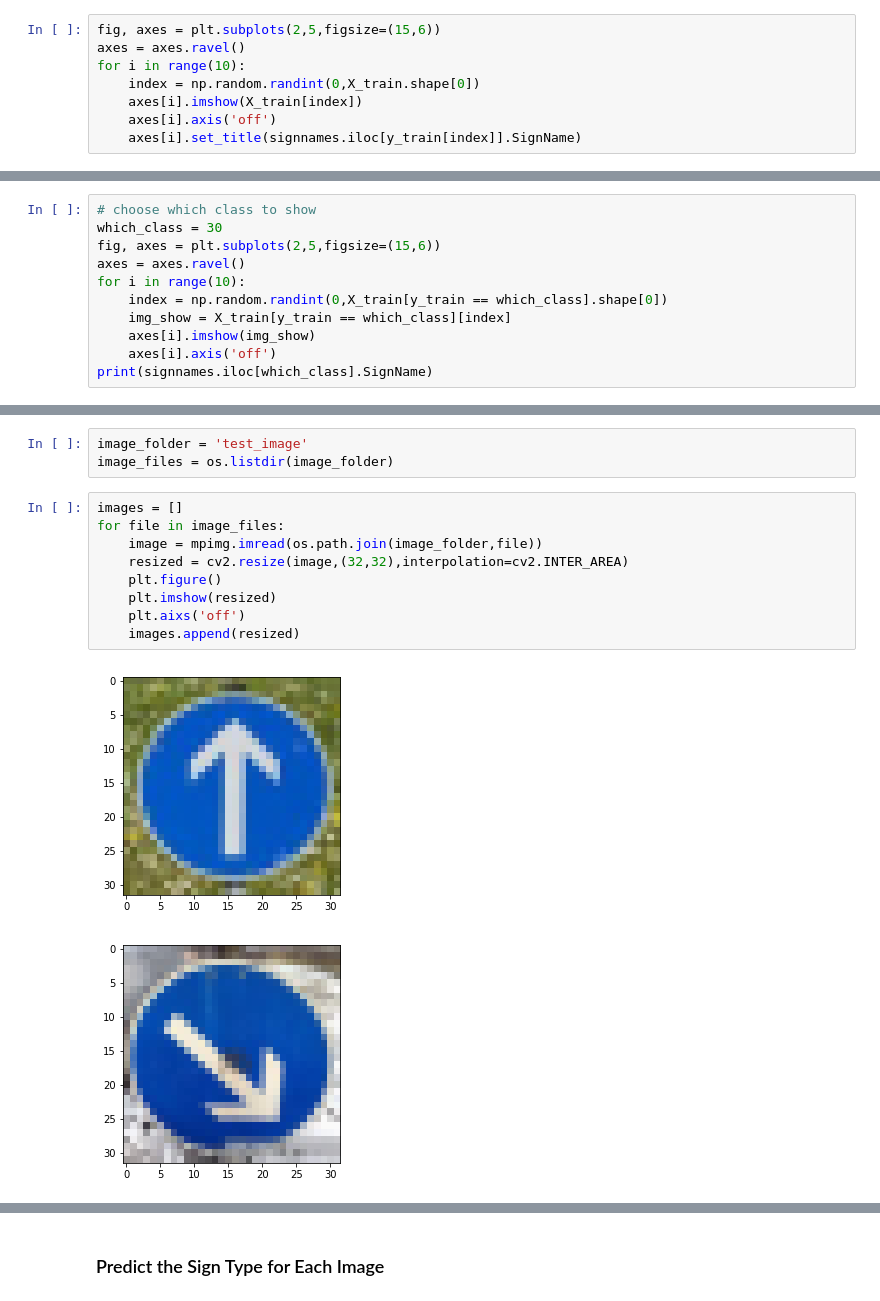
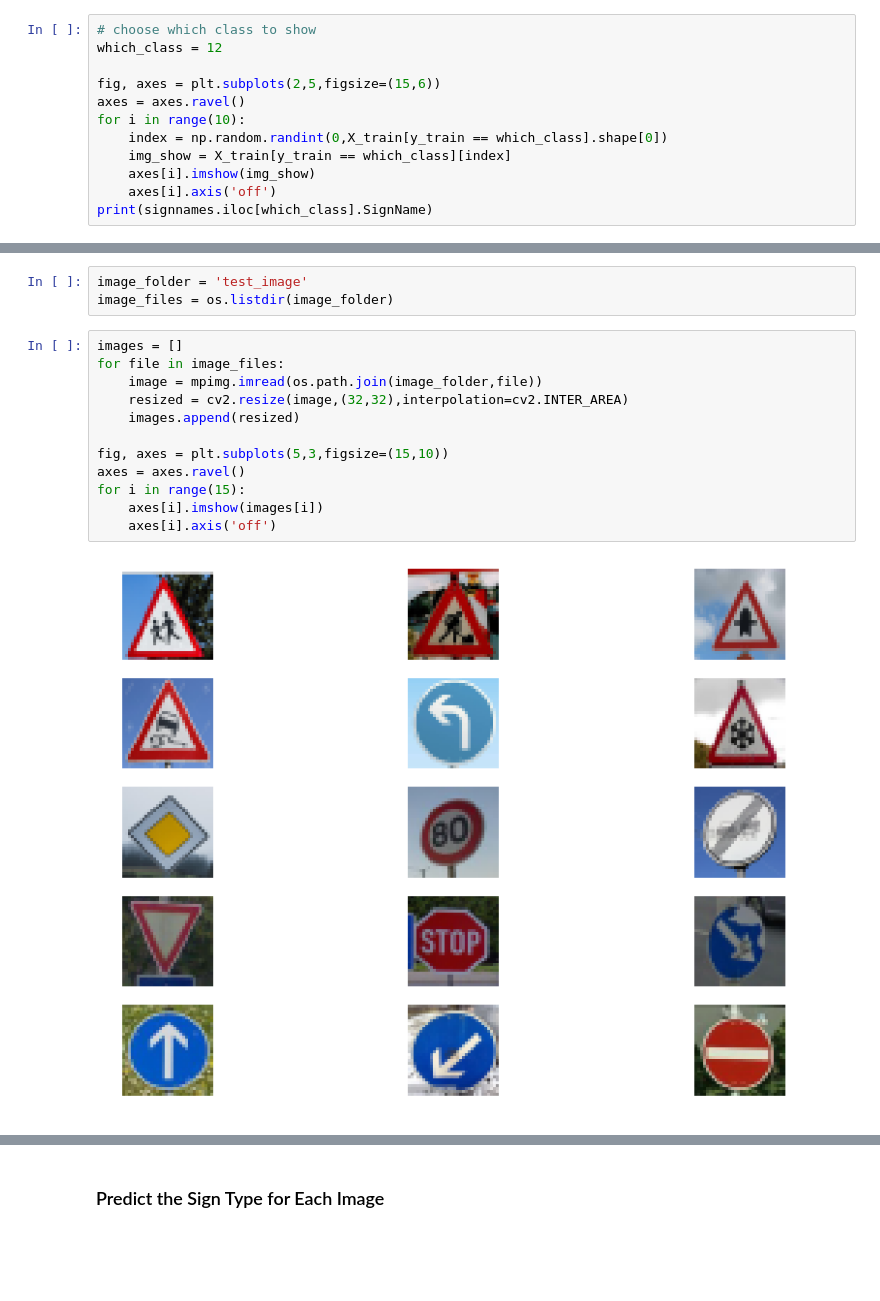
Before and after one commit to LFElodie/CarND-Traffic-Sign-Classifier-Project, a Jupyter notebook: Traffic_Sign_Classifier.ipynb, the cells around one changed output, grey strips where cells are left out. Cells and saved outputs as stored; diff of their text form; blank space fills up the shorter version.

Commit message:
Tune hyper-parameters and add 15 images to test.

```diff
--- a/Traffic_Sign_Classifier.ipynb
+++ b/Traffic_Sign_Classifier.ipynb
@@ -127,9 +147,13 @@ Show image from train set by random choice
 # %%
+# choose which class to show
+which_class = 12
+
 fig, axes = plt.subplots(2,5,figsize=(15,6))
 axes = axes.ravel()
 for i in range(10):
-    index = np.random.randint(0,X_train.shape[0])
-    axes[i].imshow(X_train[index])
+    index = np.random.randint(0,X_train[y_train == which_class].shape[0])
+    img_show = X_train[y_train == which_class][index]
+    axes[i].imshow(img_show)
     axes[i].axis('off')
-    axes[i].set_title(signnames.iloc[y_train[index]].SignName)
+print(signnames.iloc[which_class].SignName)
 # %% [output]
@@ -139,11 +161,0 @@ Show image from train set by manual choice
-# %%
-# choose which class to show
-which_class = 30
-fig, axes = plt.subplots(2,5,figsize=(15,6))
-axes = axes.ravel()
-for i in range(10):
-    index = np.random.randint(0,X_train[y_train == which_class].shape[0])
-    img_show = X_train[y_train == which_class][index]
-    axes[i].imshow(img_show)
-    axes[i].axis('off')
-print(signnames.iloc[which_class].SignName)
@@ -453,12 +490,14 @@ image_files = os.listdir(image_folder)
 # %%
 images = []
 for file in image_files:
     image = mpimg.imread(os.path.join(image_folder,file))
     resized = cv2.resize(image,(32,32),interpolation=cv2.INTER_AREA)
-    plt.figure()
-    plt.imshow(resized)
-    plt.aixs('off')
     images.append(resized)
+
+fig, axes = plt.subplots(5,3,figsize=(15,10))
+axes = axes.ravel()
+for i in range(15):
+    axes[i].imshow(images[i])
+    axes[i].axis('off')
 # %% [output]
-[figure, old version]
+[figure, new version]
-[figure, removed]
```
Also changed, not shown: parts of 25 cells of this notebook, 20 other files.
